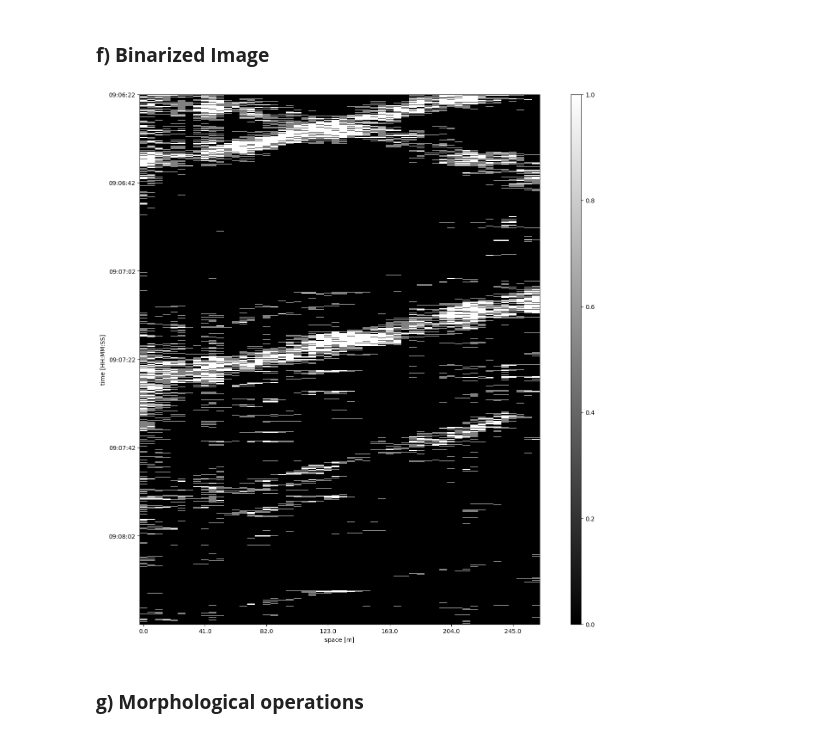
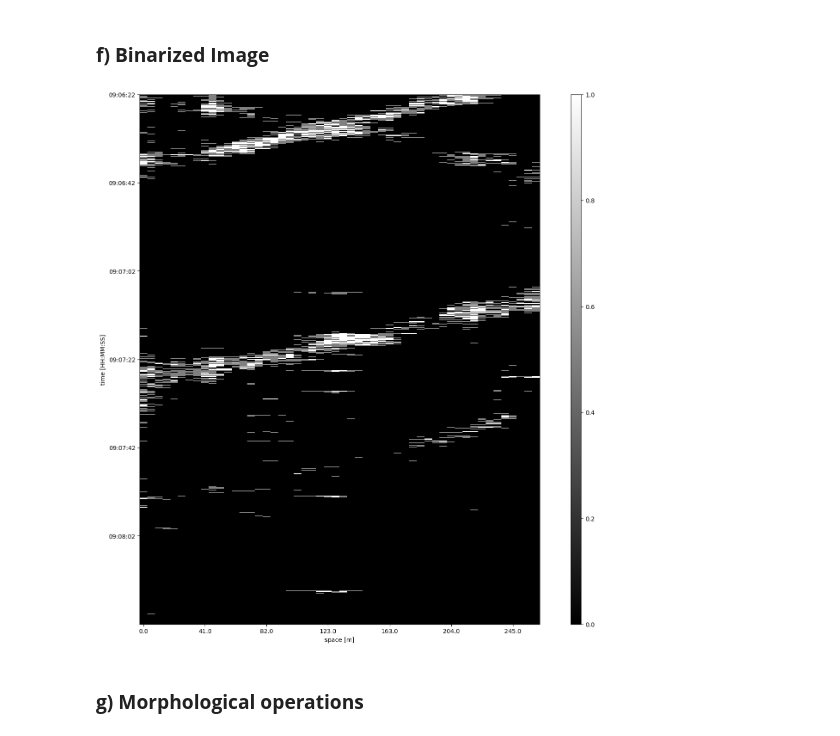
Before and after one commit to PBalewski/Movement-detection-in-DAS-recordings, a Jupyter notebook: DAS_file_overview.ipynb, the cells around one changed output. Drawn from its saved outputs; the diff is of its cells as text; code cells hidden in the pictures.

```diff
--- a/DAS_file_overview.ipynb
+++ b/DAS_file_overview.ipynb
@@ -238,11 +238,11 @@ display_gray(norm_power_data, index, columns)
 # %% [markdown]
 ### **f) Binarized Image** ###
 # %%
-threshold = np.percentile(norm_mm_data, [90])
+threshold = np.percentile(standardized_data, [90])
 binarized_img = norm_mm_data > threshold
 display_gray(binarized_img, index, columns) # No matter which data we take, result is always the same
 # %% [output]
-[figure, old version]
+[figure, new version]
 # %% [markdown]
 ### **g) Morphological operations** ###
 # %% [markdown]
```
Also changed, not shown: parts of 14 cells of this notebook.
